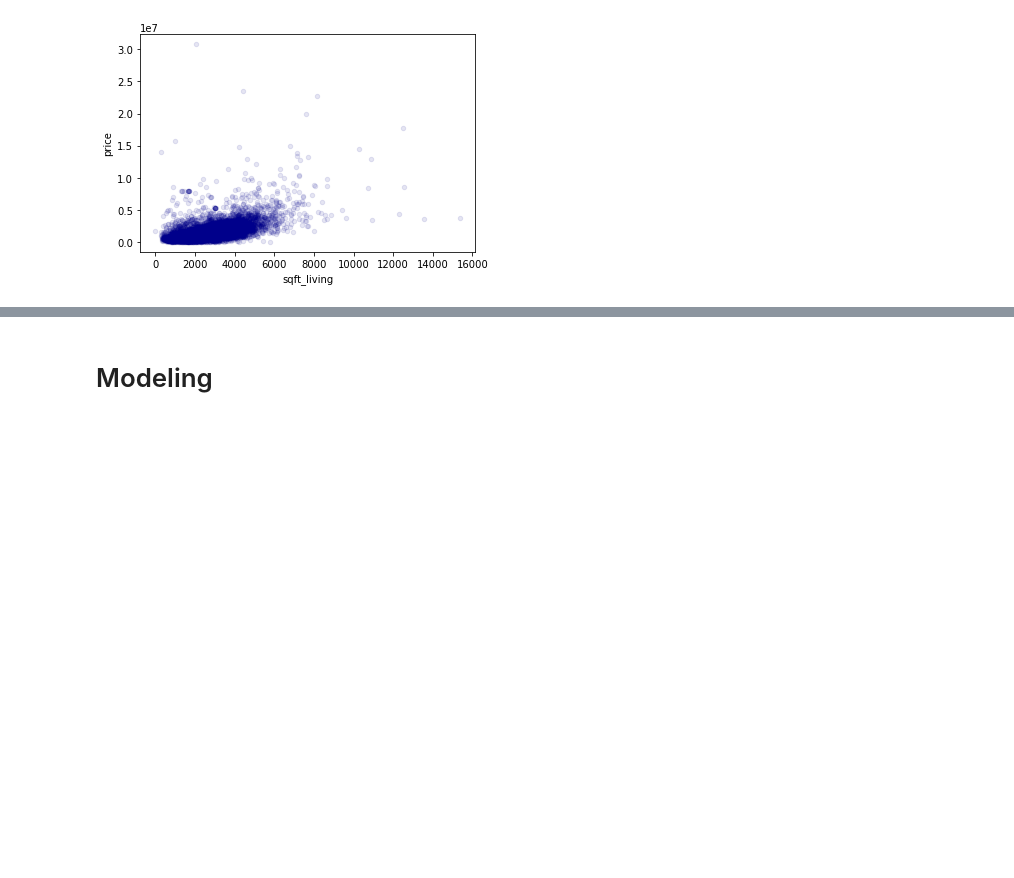
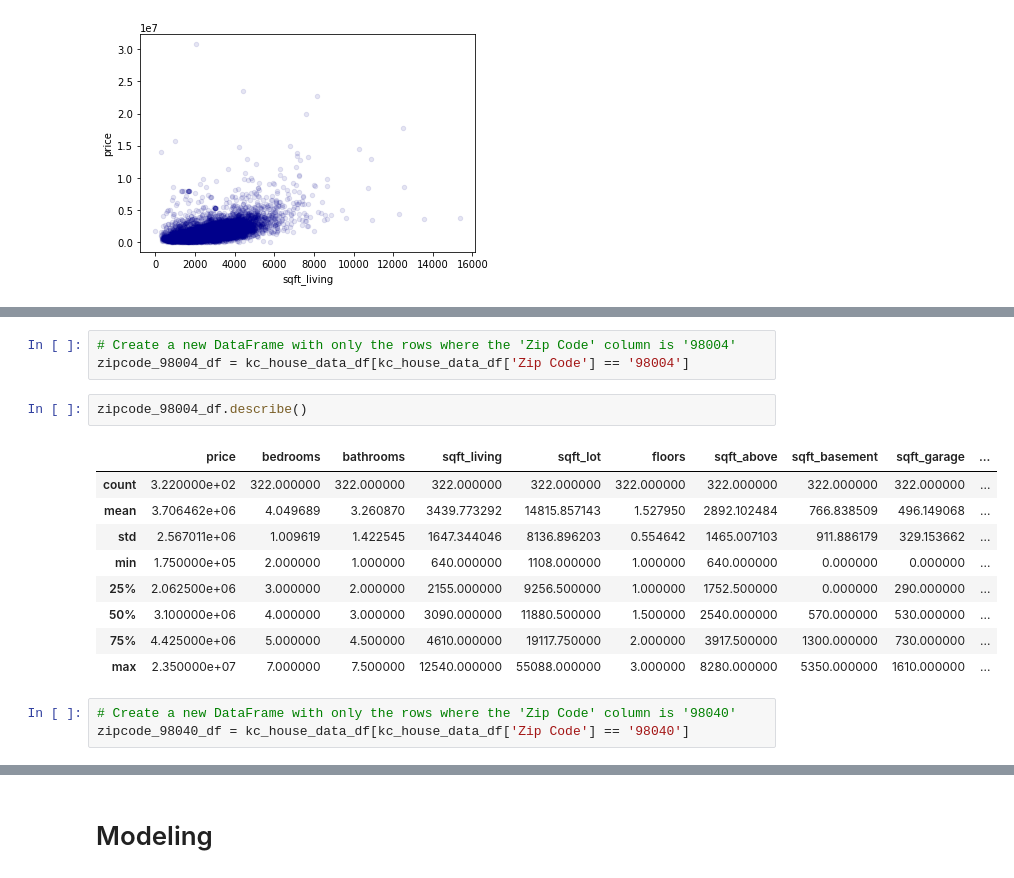
Before and after one commit to adammarianacci/Real_Estate_Analysis, a Jupyter notebook: notebook.ipynb, the cells around one changed output, grey strips where cells are left out. Drawn from its saved outputs; the diff is of its cells as text; blank space fills up the shorter version.

```diff
--- a/notebook.ipynb
+++ b/notebook.ipynb
@@ -207,0 +262,18 @@ kc_house_data_df.plot.scatter(
+# %%
+# Create a new DataFrame with only the rows where the 'Zip Code' column is '98004'
+zipcode_98004_df = kc_house_data_df[kc_house_data_df['Zip Code'] == '98004']
+# %%
+zipcode_98004_df.describe()
+# %% [output]
+|  | price | bedrooms | bathrooms | sqft_living | sqft_lot | floors | sqft_above | sqft_basement | sqft_garage | ... |
+| count | 3.220000e+02 | 322.000000 | 322.000000 | 322.000000 | 322.000000 | 322.000000 | 322.000000 | 322.000000 | 322.000000 | ... |
+| mean | 3.706462e+06 | 4.049689 | 3.260870 | 3439.773292 | 14815.857143 | 1.527950 | 2892.102484 | 766.838509 | 496.149068 | ... |
+| std | 2.567011e+06 | 1.009619 | 1.422545 | 1647.344046 | 8136.896203 | 0.554642 | 1465.007103 | 911.886179 | 329.153662 | ... |
+| min | 1.750000e+05 | 2.000000 | 1.000000 | 640.000000 | 1108.000000 | 1.000000 | 640.000000 | 0.000000 | 0.000000 | ... |
+| 25% | 2.062500e+06 | 3.000000 | 2.000000 | 2155.000000 | 9256.500000 | 1.000000 | 1752.500000 | 0.000000 | 290.000000 | ... |
+| 50% | 3.100000e+06 | 4.000000 | 3.000000 | 3090.000000 | 11880.500000 | 1.500000 | 2540.000000 | 570.000000 | 530.000000 | ... |
+| 75% | 4.425000e+06 | 5.000000 | 4.500000 | 4610.000000 | 19117.750000 | 2.000000 | 3917.500000 | 1300.000000 | 730.000000 | ... |
+| max | 2.350000e+07 | 7.000000 | 7.500000 | 12540.000000 | 55088.000000 | 3.000000 | 8280.000000 | 5350.000000 | 1610.000000 | ... |
+# %%
+# Create a new DataFrame with only the rows where the 'Zip Code' column is '98040'
+zipcode_98040_df = kc_house_data_df[kc_house_data_df['Zip Code'] == '98040']
```
Also changed, not shown: parts of 17 cells of this notebook.
